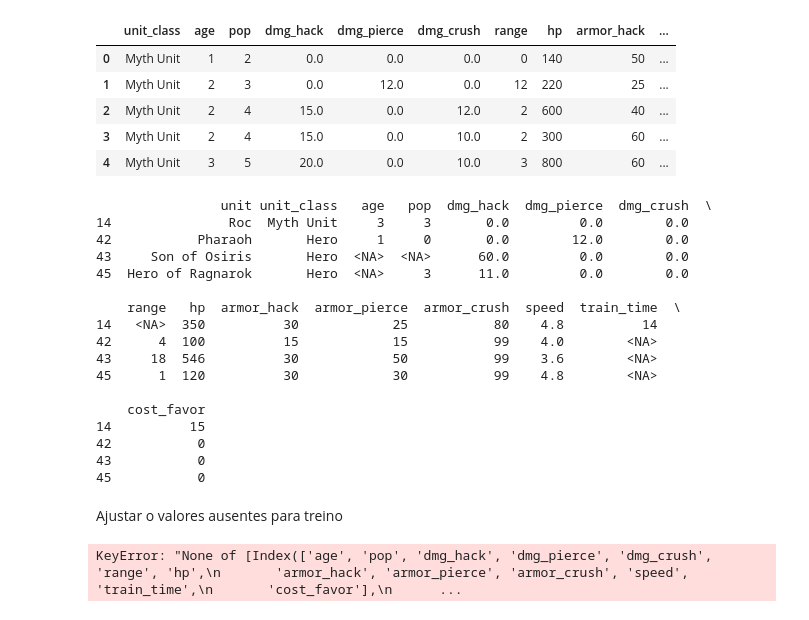
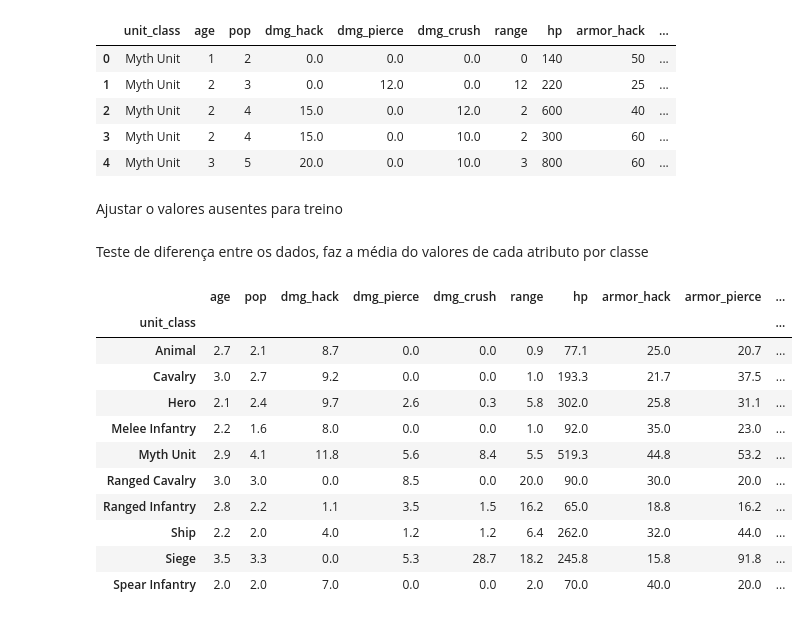
Before and after one commit to yasminfrancagarcia/trab2_final_mineracao, a Jupyter notebook: ageofmithology.ipynb, the cells around one changed output. Cells and saved outputs as stored; diff of their text form; code cells hidden in the pictures.

```diff
--- a/ageofmithology.ipynb
+++ b/ageofmithology.ipynb
@@ -276,36 +271,31 @@ treino.head()
 | 2 | Myth Unit | 2 | 4 | 15.0 | 0.0 | 12.0 | 2 | 600 | 40 | ... |
 | 3 | Myth Unit | 2 | 4 | 15.0 | 0.0 | 10.0 | 2 | 300 | 60 | ... |
 | 4 | Myth Unit | 3 | 5 | 20.0 | 0.0 | 10.0 | 3 | 800 | 60 | ... |
-# %%
-
-print(df_limpo.loc[df_limpo[FEATURES].isna().any(axis=1), ["unit", "unit_class"] + FEATURES])
-# %% [output]
-                unit unit_class   age   pop  dmg_hack  dmg_pierce  dmg_crush  \
-14               Roc  Myth Unit     3     3       0.0         0.0        0.0
-42           Pharaoh       Hero     1     0       0.0        12.0        0.0
-43     Son of Osiris       Hero  <NA>  <NA>      60.0         0.0        0.0
-45  Hero of Ragnarok       Hero  <NA>     3      11.0         0.0        0.0
-
-    range   hp  armor_hack  armor_pierce  armor_crush  speed  train_time  \
-14   <NA>  350          30            25           80    4.8          14
-42      4  100          15            15           99    4.0        <NA>
-43     18  546          30            50           99    3.6        <NA>
-45      1  120          30            30           99    4.8        <NA>
-
-    cost_favor
-14          15
-42           0
-43           0
-45           0
 # %% [markdown]
 Ajustar o valores ausentes para treino
 # %%
-treino[FEATURES] = treino[FEATURES].fillna(0).astype(float)
-teste = teste[FEATURES].astype(float)
+treino[ATRIBUTOS] = treino[ATRIBUTOS].fillna(0).astype(float)
 
-X = treino[FEATURES]
+teste = teste[ATRIBUTOS].astype(float)
+
+X = treino[ATRIBUTOS] #perunta
 y = treino["unit_class"]
-# %% [output]
-KeyError: "None of [Index(['age', 'pop', 'dmg_hack', 'dmg_pierce', 'dmg_crush', 'range', 'hp',\n       'armor_hack', 'armor_pierce', 'armor_crush', 'speed', 'train_time',\n       'cost_favor'],\n      ...
+# %% [markdown]
+Teste de  diferença entre os dados, faz a média do valores de cada atributo por classe
 # %%
-treino.groupby("unit_class")[["hp", "armor_crush", "cost_favor", "range", "speed"]].mean().round(1)
+treino.groupby("unit_class")[["age", "pop", "dmg_hack", "dmg_pierce", "dmg_crush", "range", "hp",
+       "armor_hack", "armor_pierce", "armor_crush", "speed", "train_time",
+       "cost_favor"]].mean().round(1)
+# %% [output]
+|  | age | pop | dmg_hack | dmg_pierce | dmg_crush | range | hp | armor_hack | armor_pierce | ... |
+| unit_class |  |  |  |  |  |  |  |  |  | ... |
+| Animal | 2.7 | 2.1 | 8.7 | 0.0 | 0.0 | 0.9 | 77.1 | 25.0 | 20.7 | ... |
+| Cavalry | 3.0 | 2.7 | 9.2 | 0.0 | 0.0 | 1.0 | 193.3 | 21.7 | 37.5 | ... |
+| Hero | 2.1 | 2.4 | 9.7 | 2.6 | 0.3 | 5.8 | 302.0 | 25.8 | 31.1 | ... |
+| Melee Infantry | 2.2 | 1.6 | 8.0 | 0.0 | 0.0 | 1.0 | 92.0 | 35.0 | 23.0 | ... |
+| Myth Unit | 2.9 | 4.1 | 11.8 | 5.6 | 8.4 | 5.5 | 519.3 | 44.8 | 53.2 | ... |
+| Ranged Cavalry | 3.0 | 3.0 | 0.0 | 8.5 | 0.0 | 20.0 | 90.0 | 30.0 | 20.0 | ... |
+| Ranged Infantry | 2.8 | 2.2 | 1.1 | 3.5 | 1.5 | 16.2 | 65.0 | 18.8 | 16.2 | ... |
+| Ship | 2.2 | 2.0 | 4.0 | 1.2 | 1.2 | 6.4 | 262.0 | 32.0 | 44.0 | ... |
+| Siege | 3.5 | 3.3 | 0.0 | 5.3 | 28.7 | 18.2 | 245.8 | 15.8 | 91.8 | ... |
+| Spear Infantry | 2.0 | 2.0 | 7.0 | 0.0 | 0.0 | 2.0 | 70.0 | 40.0 | 20.0 | ... |
```
Also changed, not shown: parts of 13 cells of this notebook.
